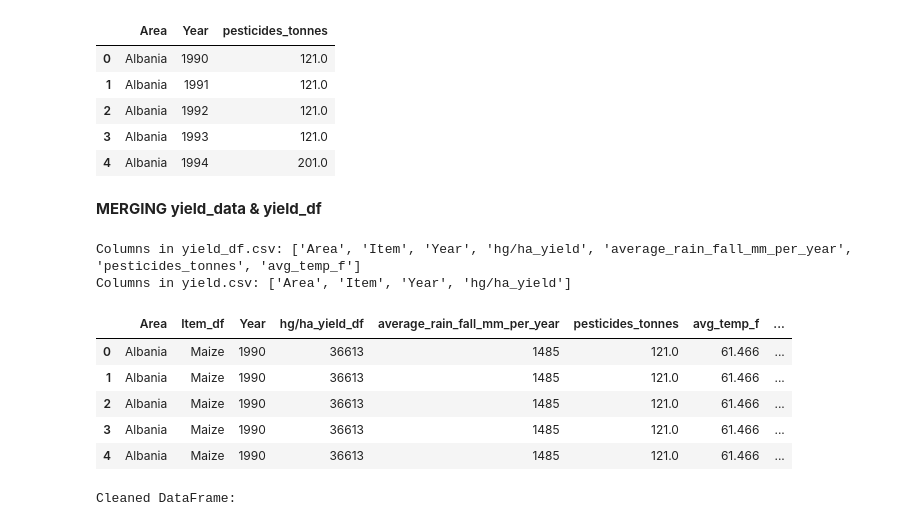
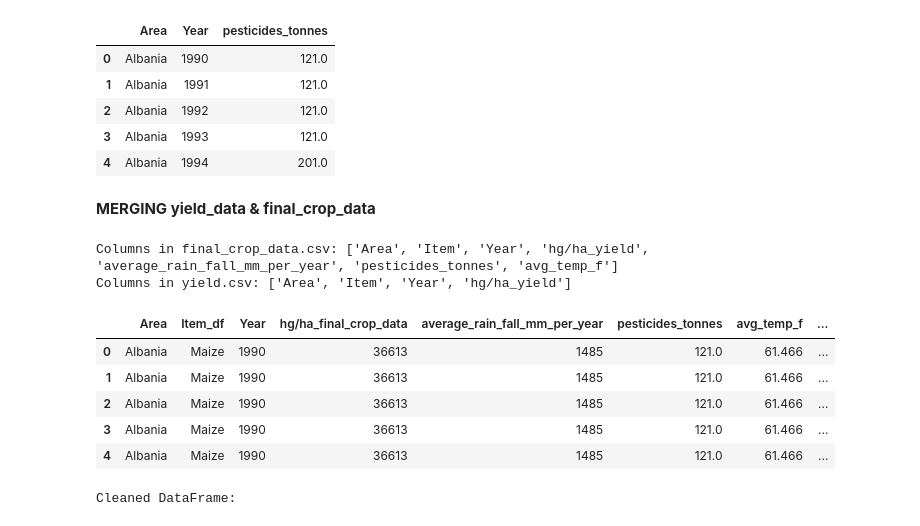
Before and after one commit to jwadamucci/Project3_Group1, a Jupyter notebook: crop_yields_Gurpreet.ipynb, the cells around one changed output. Saved outputs shown, nothing was run; the diff lists cells and outputs as text; code cells hidden in the pictures.

```diff
--- a/crop_yields_Gurpreet.ipynb
+++ b/crop_yields_Gurpreet.ipynb
@@ -7,14 +7,14 @@ import pandas as pd
 # %%
 # Load the two CSV files into DataFrames
 yield_path = './Resources/yield.csv'       # Replace with actual path
-yield_df_path = './Resources/yield_df.csv'  # Replace with actual path
+final_crop_data_path = './Resources/final_crop_data.csv'  # Replace with actual path
 rainfall_path = './Resources/rainfall.csv'  # Replace with actual path
 temp_path = './Resources/temp.csv'          # Replace with actual path
 pesticide_path = './Resources/pesticides.csv'    # Replace with actual path
 
 # Read the CSV files into DataFrames
 yield_data = pd.read_csv(yield_path)
-yield_df = pd.read_csv(yield_df_path)
+final_crop_data = pd.read_csv(final_crop_data_path)
 rainfall_df = pd.read_csv(rainfall_path)
 temp_df = pd.read_csv(temp_path)
 pesticide_df = pd.read_csv(pesticide_path)
@@ -83,12 +83,12 @@ First few rows of yield_data:
 # %%
 # Drop the 'Unnamed: 0' column from yield_data
-yield_df = yield_df.drop(columns=['Unnamed: 0'])
+final_crop_data = final_crop_data.drop(columns=['Unnamed: 0'])
 # Convert temperature from Celsius to Fahrenheit
-yield_df['avg_temp_f'] = yield_df['avg_temp'] * 9 / 5 + 32
+final_crop_data['avg_temp_f'] = final_crop_data['avg_temp'] * 9 / 5 + 32
 # Drop the 'avg_temp' column
-yield_df = yield_df.drop(columns=['avg_temp'])
+final_crop_data = final_crop_data.drop(columns=['avg_temp'])
 
-yield_df.head()
+final_crop_data.head()
 #I will remove Year values older than 1990 later
 # %% [output]
 |  | Area | Item | Year | hg/ha_yield | average_rain_fall_mm_per_year | pesticides_tonnes | avg_temp_f |
@@ -221,21 +221,21 @@ pesticide_df.head()
 | 3 | Albania | 1993 | 121.0 |
 | 4 | Albania | 1994 | 201.0 |
 # %% [markdown]
-**MERGING yield_data & yield_df**
+**MERGING yield_data & final_crop_data**
 # %%
 # Display the columns for both datasets
-print("Columns in yield_df.csv:", yield_df.columns.tolist())
+print("Columns in final_crop_data.csv:", final_crop_data.columns.tolist())
 print("Columns in yield.csv:", yield_data.columns.tolist())
 # %% [output]
-Columns in yield_df.csv: ['Area', 'Item', 'Year', 'hg/ha_yield', 'average_rain_fall_mm_per_year', 'pesticides_tonnes', 'avg_temp_f']
+Columns in final_crop_data.csv: ['Area', 'Item', 'Year', 'hg/ha_yield', 'average_rain_fall_mm_per_year', 'pesticides_tonnes', 'avg_temp_f']
 Columns in yield.csv: ['Area', 'Item', 'Year', 'hg/ha_yield']
 # %%
 
-# Merge yield_df and yield_data on 'Area' and 'Year', specifying suffixes to avoid duplicate column names
-yield_df = pd.merge(yield_df, yield_data, on=['Area', 'Year'], how='left', suffixes=('_df', '_data'))
-yield_df.head()
+# Merge final_crop_data and yield_data on 'Area' and 'Year', specifying suffixes to avoid duplicate column names
+final_crop_data = pd.merge(final_crop_data, yield_data, on=['Area', 'Year'], how='left', suffixes=('_df', '_data'))
+final_crop_data.head()
 # %% [output]
-|  | Area | Item_df | Year | hg/ha_yield_df | average_rain_fall_mm_per_year | pesticides_tonnes | avg_temp_f | ... |
+|  | Area | Item_df | Year | hg/ha_final_crop_data | average_rain_fall_mm_per_year | pesticides_tonnes | avg_temp_f | ... |
 | 0 | Albania | Maize | 1990 | 36613 | 1485 | 121.0 | 61.466 | ... |
 | 1 | Albania | Maize | 1990 | 36613 | 1485 | 121.0 | 61.466 | ... |
 | 2 | Albania | Maize | 1990 | 36613 | 1485 | 121.0 | 61.466 | ... |
```
Also changed, not shown: parts of 7 cells of this notebook, 1 other file.
